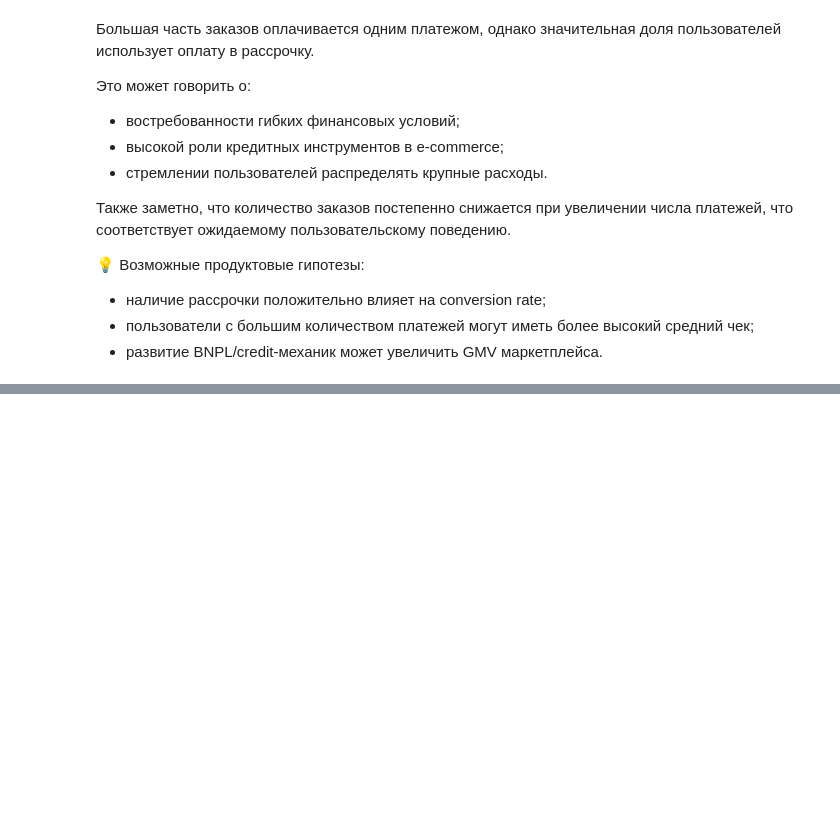
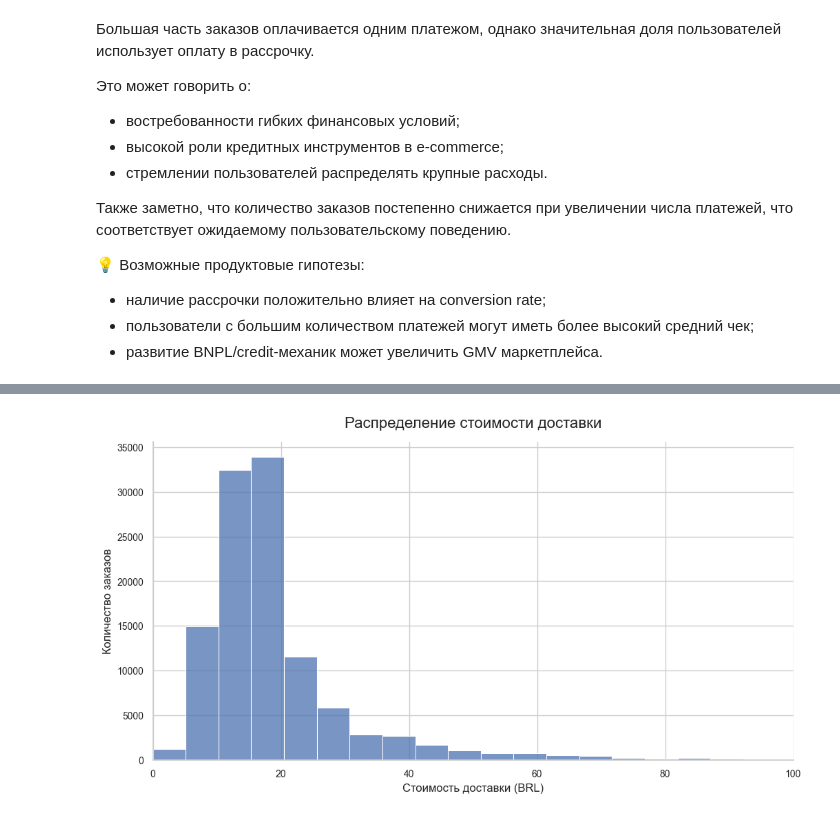
Before and after one commit to Malentaaa/product-analytics-project, a Jupyter notebook: project.ipynb, the cells around one changed output, grey strips where cells are left out. Cells and saved outputs as stored; diff of their text form; code cells hidden in the pictures; blank space fills up the shorter version.

```diff
--- a/project.ipynb
+++ b/project.ipynb
@@ -723,0 +795,18 @@ plt.show()
+# %%
+plt.figure(figsize=(12,6))
+
+sns.histplot(
+    items['freight_value'],
+    bins=80
+)
+
+plt.title('Распределение стоимости доставки', pad=15)
+plt.xlabel('Стоимость доставки (BRL)')
+plt.ylabel('Количество заказов')
+
+plt.xlim(0, 100)
+
+sns.despine()
+plt.show()
+# %% [output]
+[figure, added]
```
Also changed, not shown: parts of 16 cells of this notebook.
